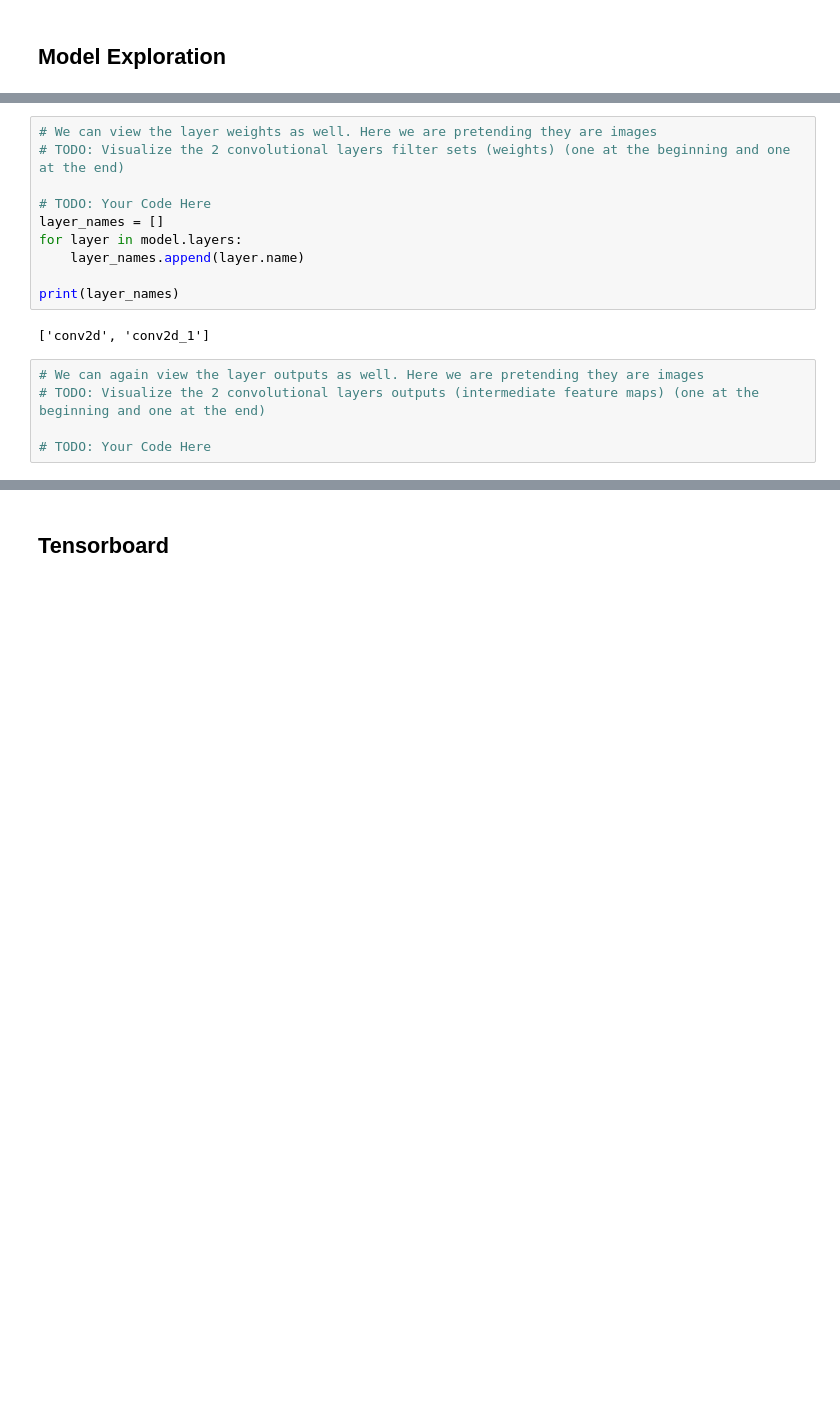
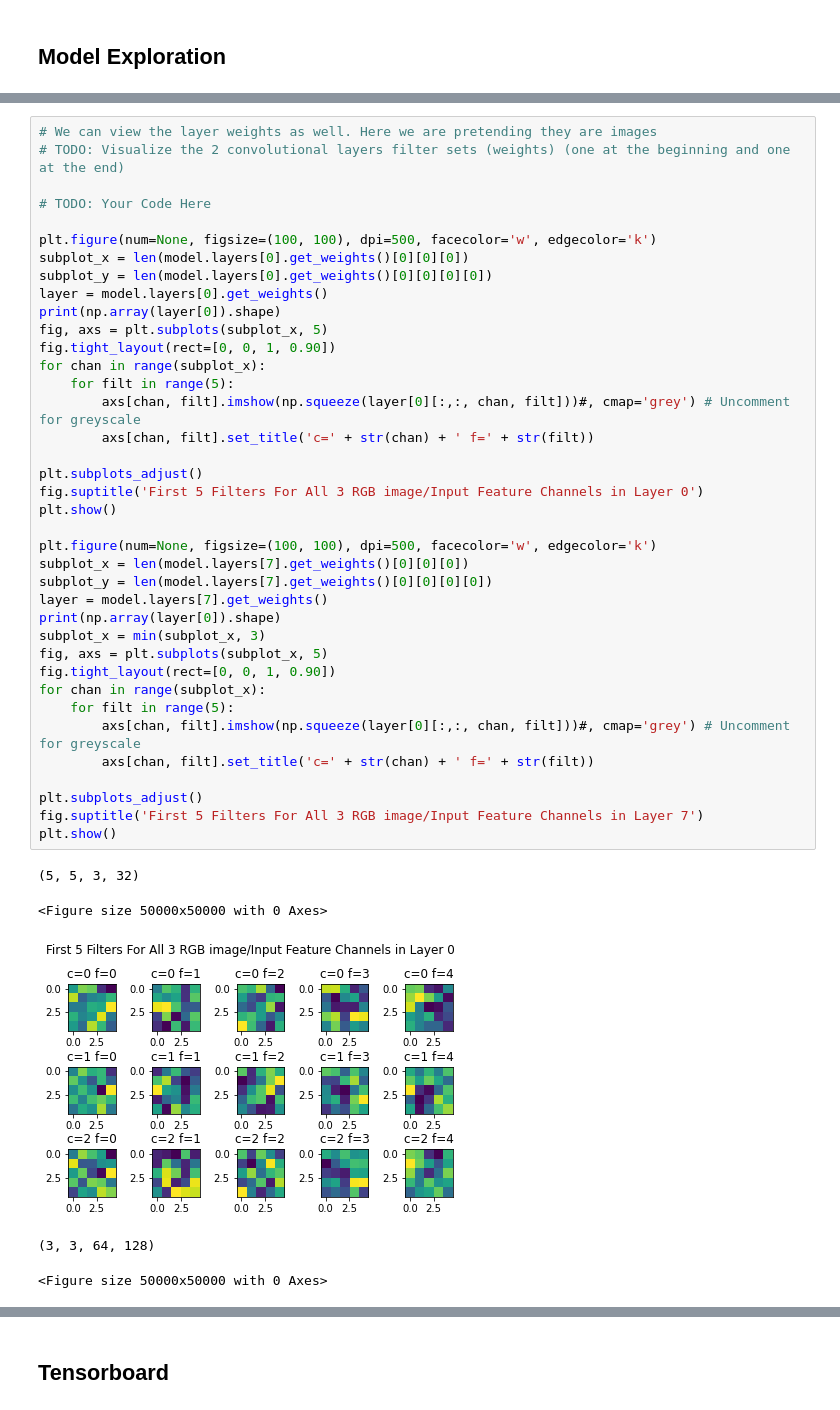
Before and after one commit to gaeckec/cpre487, a Jupyter notebook: lab1.ipynb, the cells around one changed output, grey strips where cells are left out. Drawn from its saved outputs; the diff is of its cells as text; blank space fills up the shorter version.

```diff
--- a/lab1.ipynb
+++ b/lab1.ipynb
@@ -350,17 +345,44 @@ Size of validation set: 10000
-# %%
-# We can view the layer weights as well. Here we are pretending they are images
-# TODO: Visualize the 2 convolutional layers filter sets (weights) (one at the beginning and one at the end)
-
-# TODO: Your Code Here
-layer_names = []
-for layer in model.layers:
-    layer_names.append(layer.name)
-
-print(layer_names)
-# %% [output]
-['conv2d', 'conv2d_1']
-# %%
-# We can again view the layer outputs as well. Here we are pretending they are images
-# TODO: Visualize the 2 convolutional layers outputs (intermediate feature maps) (one at the beginning and one at the end)
-
-# TODO: Your Code Here
+# %%
+# We can view the layer weights as well. Here we are pretending they are images
+# TODO: Visualize the 2 convolutional layers filter sets (weights) (one at the beginning and one at the end)
+
+# TODO: Your Code Here
+
+plt.figure(num=None, figsize=(100, 100), dpi=500, facecolor='w', edgecolor='k')
+subplot_x = len(model.layers[0].get_weights()[0][0][0])
+subplot_y = len(model.layers[0].get_weights()[0][0][0][0])
+layer = model.layers[0].get_weights()
+print(np.array(layer[0]).shape)
+fig, axs = plt.subplots(subplot_x, 5)
+fig.tight_layout(rect=[0, 0, 1, 0.90])
+for chan in range(subplot_x):
+    for filt in range(5):
+        axs[chan, filt].imshow(np.squeeze(layer[0][:,:, chan, filt]))#, cmap='grey') # Uncomment for greyscale
+        axs[chan, filt].set_title('c=' + str(chan) + ' f=' + str(filt))
+
+plt.subplots_adjust()
+fig.suptitle('First 5 Filters For All 3 RGB image/Input Feature Channels in Layer 0')
+plt.show()
+
+plt.figure(num=None, figsize=(100, 100), dpi=500, facecolor='w', edgecolor='k')
+subplot_x = len(model.layers[7].get_weights()[0][0][0])
+subplot_y = len(model.layers[7].get_weights()[0][0][0][0])
+layer = model.layers[7].get_weights()
+print(np.array(layer[0]).shape)
+subplot_x = min(subplot_x, 3)
+fig, axs = plt.subplots(subplot_x, 5)
+fig.tight_layout(rect=[0, 0, 1, 0.90])
+for chan in range(subplot_x):
+    for filt in range(5):
+        axs[chan, filt].imshow(np.squeeze(layer[0][:,:, chan, filt]))#, cmap='grey') # Uncomment for greyscale
+        axs[chan, filt].set_title('c=' + str(chan) + ' f=' + str(filt))
+
+plt.subplots_adjust()
+fig.suptitle('First 5 Filters For All 3 RGB image/Input Feature Channels in Layer 7')
+plt.show()
+# %% [output]
+(5, 5, 3, 32)
+<Figure size 50000x50000 with 0 Axes>
+[figure, added]
+(3, 3, 64, 128)
+<Figure size 50000x50000 with 0 Axes>
```
Also changed, not shown: parts of 12 cells of this notebook.
